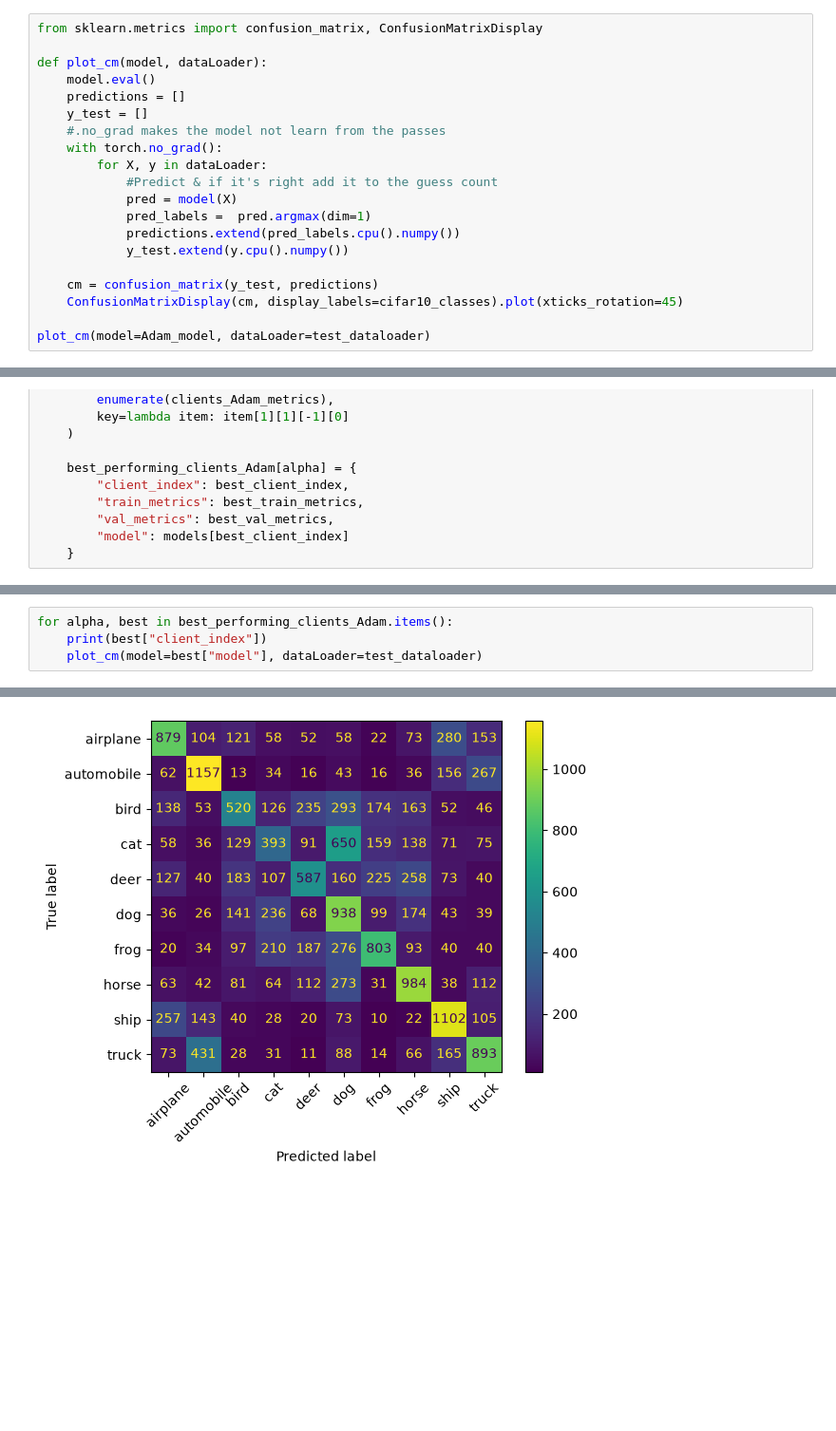
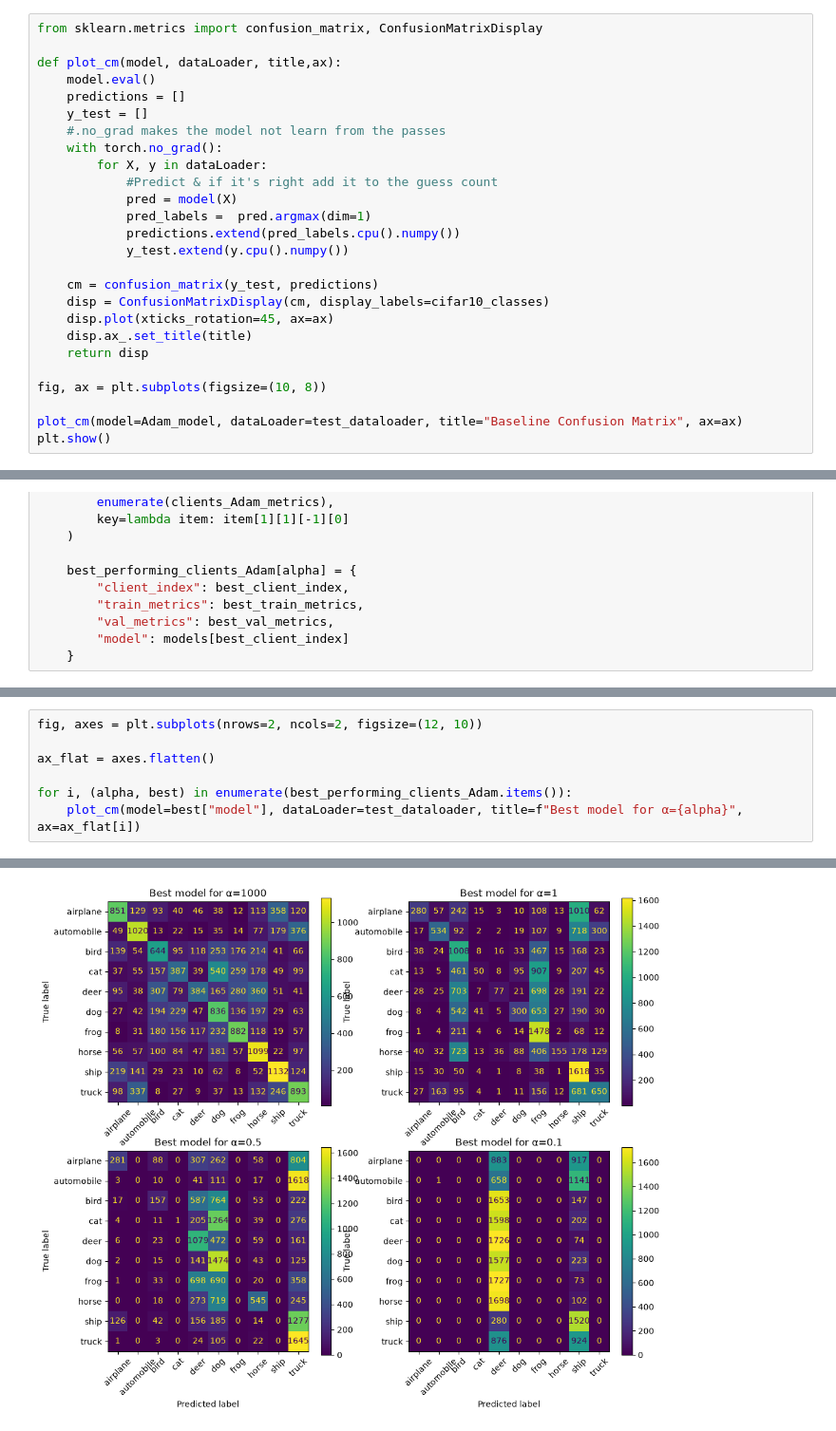
Before and after one commit to lautaorsi/Federated-Learning, a Jupyter notebook: project.ipynb, the cells around one changed output, grey strips where cells are left out. Shown at 95% size. Cells and saved outputs as stored; diff of their text form; blank space fills up the shorter version.

```diff
--- a/project.ipynb
+++ b/project.ipynb
@@ -402,7 +402,7 @@ plt.show()
 # %%
 from sklearn.metrics import confusion_matrix, ConfusionMatrixDisplay
 
-def plot_cm(model, dataLoader):
+def plot_cm(model, dataLoader, title,ax):
     model.eval()
     predictions = []
     y_test = []
@@ -416,6 +416,12 @@ def plot_cm(model, dataLoader):
             y_test.extend(y.cpu().numpy())
 
     cm = confusion_matrix(y_test, predictions)
-    ConfusionMatrixDisplay(cm, display_labels=cifar10_classes).plot(xticks_rotation=45)
+    disp = ConfusionMatrixDisplay(cm, display_labels=cifar10_classes)
+    disp.plot(xticks_rotation=45, ax=ax)
+    disp.ax_.set_title(title)
+    return disp
 
-plot_cm(model=Adam_model, dataLoader=test_dataloader)
+fig, ax = plt.subplots(figsize=(10, 8))
+
+plot_cm(model=Adam_model, dataLoader=test_dataloader, title="Baseline Confusion Matrix", ax=ax)
+plt.show()
@@ -982,5 +988,8 @@ plt.show()
 # %%
-for alpha, best in best_performing_clients_Adam.items():
-    print(best["client_index"])
-    plot_cm(model=best["model"], dataLoader=test_dataloader)
+fig, axes = plt.subplots(nrows=2, ncols=2, figsize=(12, 10))
+
+ax_flat = axes.flatten()
+
+for i, (alpha, best) in enumerate(best_performing_clients_Adam.items()):
+    plot_cm(model=best["model"], dataLoader=test_dataloader, title=f"Best model for α={alpha}", ax=ax_flat[i])
 # %% [output]
@@ -991 +996 @@ for alpha, best in best_performing_clients_Adam.items():
-[figure, old version]
+[figure, new version]
```
Also changed, not shown: parts of 26 cells of this notebook, 7 other files.
